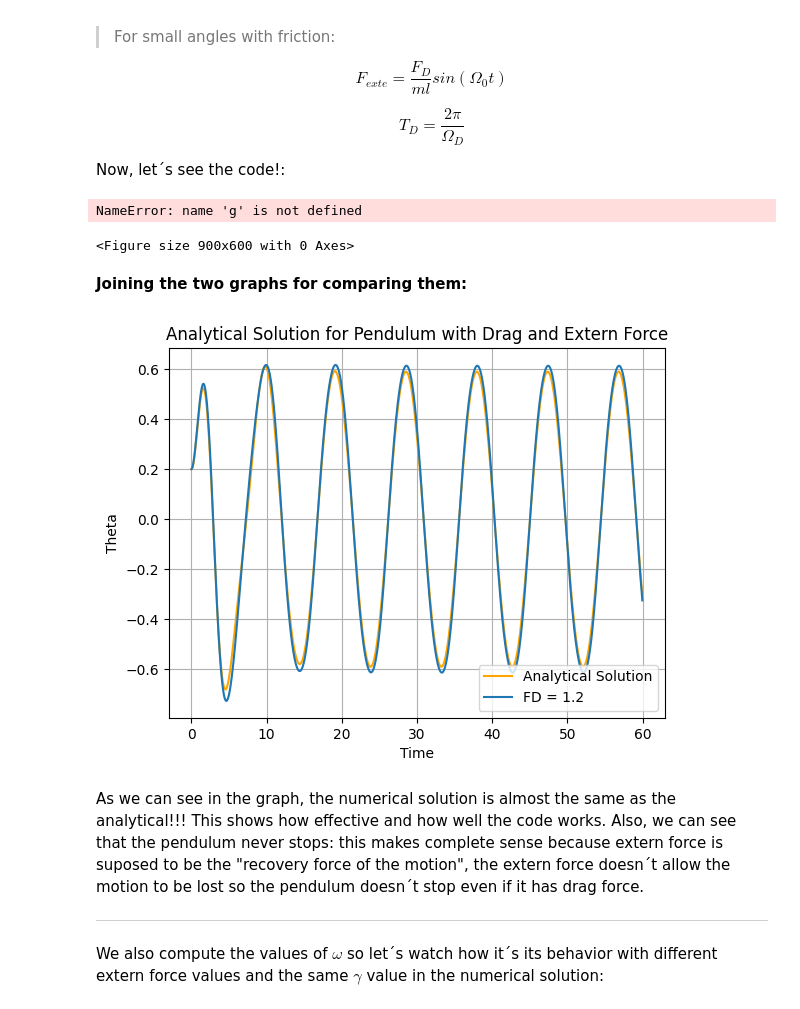
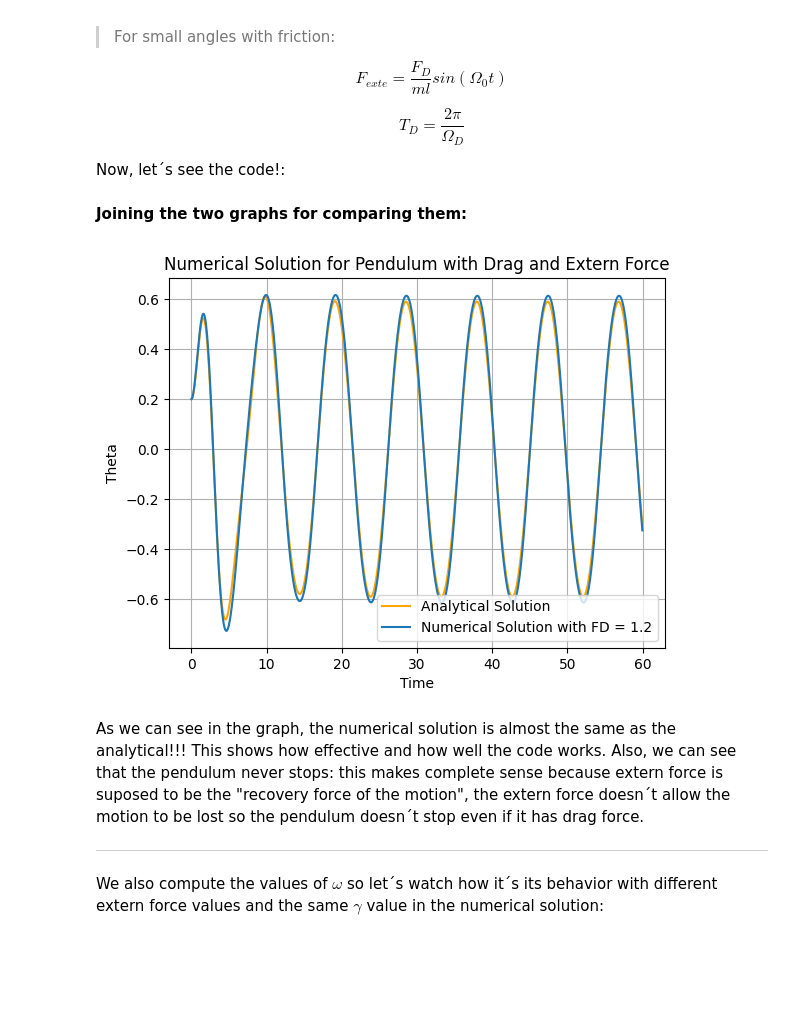
Before and after one commit to eli12gran/ProjectCodes, a Jupyter notebook: _build/jupyter_execute/ExternForcePendulum.ipynb, the cells around one changed output. Drawn from its saved outputs; the diff is of its cells as text; code cells hidden in the pictures; blank space fills up the shorter version.

```diff
--- a/_build/jupyter_execute/ExternForcePendulum.ipynb
+++ b/_build/jupyter_execute/ExternForcePendulum.ipynb
@@ -114,32 +104,40 @@ Making a little sumary of what we have numerically for thsi pendulum:
 
 Now, let´s see the code!:
 # %%
-def externForceNumerical(fd_values, theta, m, w, gamma, l):
-  time = np.arange(0, 60, 0.04)
-  for FD in fd_values:
-    w = [w]
-    theta = [theta]
-    for i in range(len(time)-1):
-      w.append(w[i] - ( g/l * np.sin(theta[i]) + gamma * w[i] - (FD/m) * np.cos(2/3 * time[i]) )*time[1])
-      theta.append(theta[i] + w[i+1]*time[1])
-    plt.plot(time, theta, label = f"FD = {FD}")
-  plt.legend(loc="best"); plt.xlabel('Time'); plt.ylabel('Theta'); plt.title("Analytical Solution for Pendulum with Drag and Extern Force")
-  plt.grid("---")
-  plt.show()
-  return
+def extern_force_pendulum_numerical(fd_values, initial_theta, mass, omega, gamma, length):
+    """
+    :param fd_values: List of Extern Force Values
+    :param initial_theta: Initial value for angle theta
+    :param mass: Mass of the object
+    :param omega: Initial value for extern force frequency
+    :param gamma: Value of drag coefficient
+    :param length: Length of the string
+    :return:
+    """
+    gravity = 9.8
+    time = np.arange(0, 60, 0.04)
+    for FD in fd_values:
+        omega = [omega]
+        theta = [initial_theta]
+        for i in range(len(time) - 1):
+            omega.append(omega[i] - (gravity / length * np.sin(theta[i]) + gamma * omega[i] -
+                                     (FD / mass) * np.cos(2 / 3 * time[i])) * time[1])
+            theta.append(theta[i] + omega[i + 1] * time[1])
+        plt.plot(time, theta, label= f"Numerical Solution with FD = {FD}")
+    plt.legend(loc="best")
+    plt.xlabel('Time')
+    plt.ylabel('Theta')
+    plt.title("Numerical Solution for Pendulum with Drag and Extern Force")
+    plt.grid("---")
+    plt.show()
+    return
-# %%
-fig = plt.figure(figsize=(9,6))
-externForceNumerical([1.2], 0.2, 1, 0., 0.5, 4.)
-# %% [output]
-NameError: name 'g' is not defined
-<Figure size 900x600 with 0 Axes>
 # %% [markdown]
 **Joining the two graphs for comparing them:**
 # %%
 plt.plot(time, x, color = "orange", label = "Analytical Solution")
-externForceNumerical([1.2], 0.2, 1, 0., 0.5, 4.)
+extern_force_pendulum_numerical([1.2], 0.2, 1, 0., 0.5, 4.)
 # %% [output]
-[figure, old version]
+[figure, new version]
 # %% [markdown]
 As we can see in the graph, the numerical solution is almost the same as the analytical!!! This shows how effective and how well the code works. Also, we can see that the pendulum never stops: this makes complete sense because extern force is suposed to be the "recovery force of the motion", the extern force doesn´t allow the motion to be lost so the pendulum doesn´t stop even if it has drag force.
 
```
Also changed, not shown: parts of 2 cells of this notebook, 8 other files.
